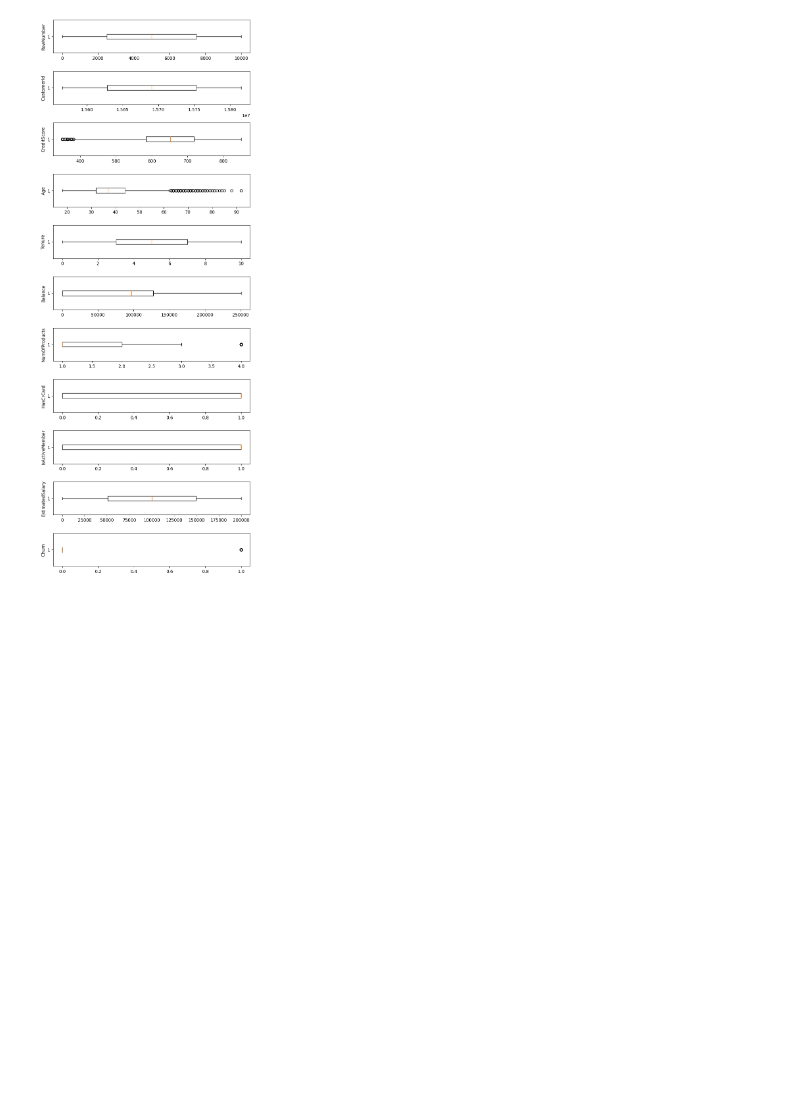
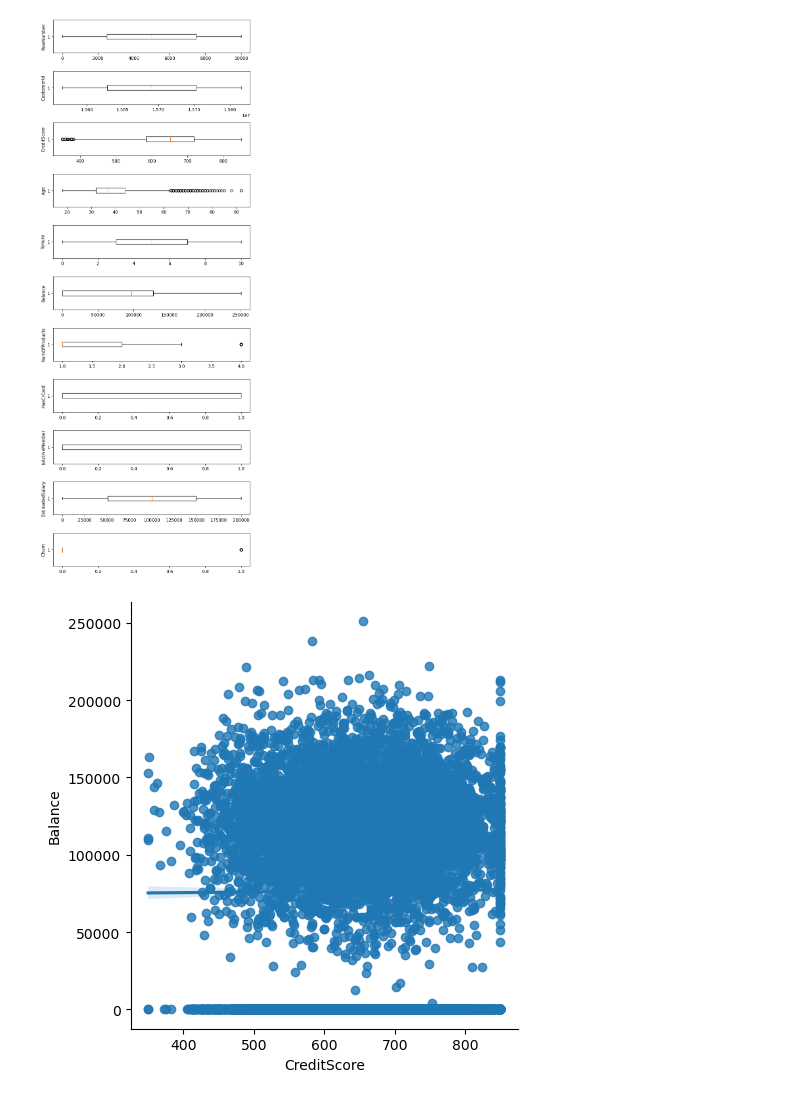
Before and after one commit to pauyoo/Churn_Rate_Prediction, a Jupyter notebook: Churn Prediction EDA.ipynb, the cells around one changed output. Cells and saved outputs as stored; diff of their text form; code cells hidden in the pictures; blank space fills up the shorter version.

Commit message:
Data Preprocessing

```diff
--- a/Churn Prediction EDA.ipynb
+++ b/Churn Prediction EDA.ipynb
@@ -111,3 +111,7 @@ plt.tight_layout()
 plt.show()
 # %% [output]
 [figure]
+# %%
+sns.lmplot(x = "CreditScore",y= "Balance", data = df);
+# %% [output]
+[figure, added]
```
Also changed, not shown: parts of 1 cell of this notebook, 1 other file.
